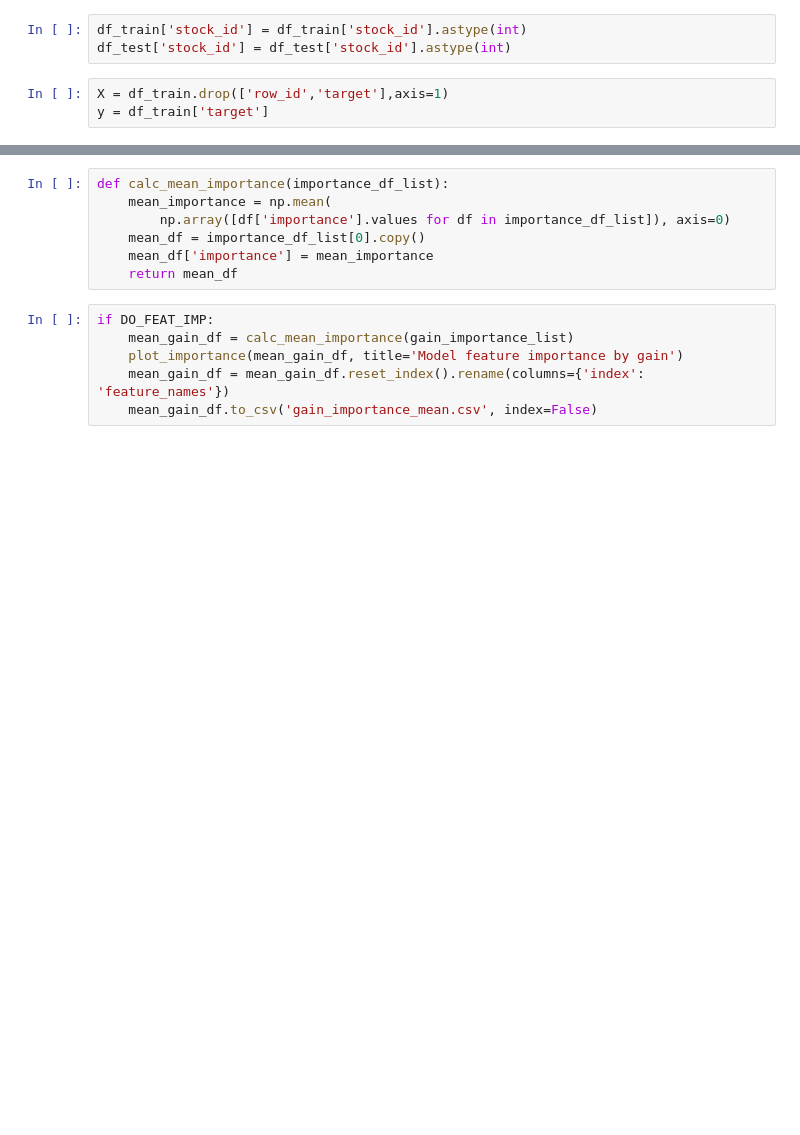
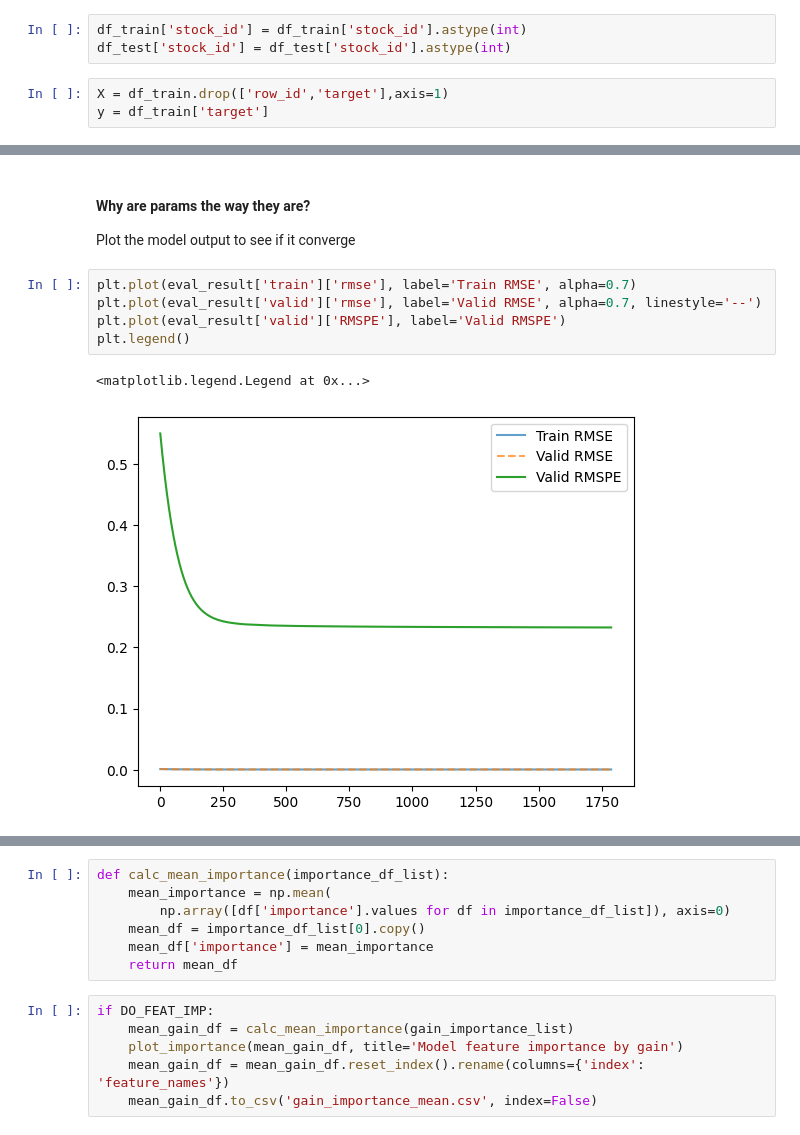
Before and after one commit to zhuyingw/Optiver-Realized-Volatility-Prediction, a Jupyter notebook: optiver/lightgbm-starter-with-feature-engineering-idea.ipynb, the cells around one changed output, grey strips where cells are left out. Saved outputs shown, nothing was run; the diff lists cells and outputs as text; blank space fills up the shorter version.

Commit message:
base model 0.2 fin

```diff
--- a/optiver/lightgbm-starter-with-feature-engineering-idea.ipynb
+++ b/optiver/lightgbm-starter-with-feature-engineering-idea.ipynb
@@ -496,3 +519,14 @@ TypeError: train() got an unexpected keyword argument 'categorical_feature'
+# %% [markdown]
+#### Why are params the way they are?
+Plot the model output to see if it converge
+# %%
+plt.plot(eval_result['train']['rmse'], label='Train RMSE', alpha=0.7)
+plt.plot(eval_result['valid']['rmse'], label='Valid RMSE', alpha=0.7, linestyle='--')
+plt.plot(eval_result['valid']['RMSPE'], label='Valid RMSPE')
+plt.legend()
+# %% [output]
+<matplotlib.legend.Legend at 0x...>
+[figure, added]
 # %%
 scores
 # %% [output]
```
Also changed, not shown: parts of 22 cells of this notebook, 3 other files.
